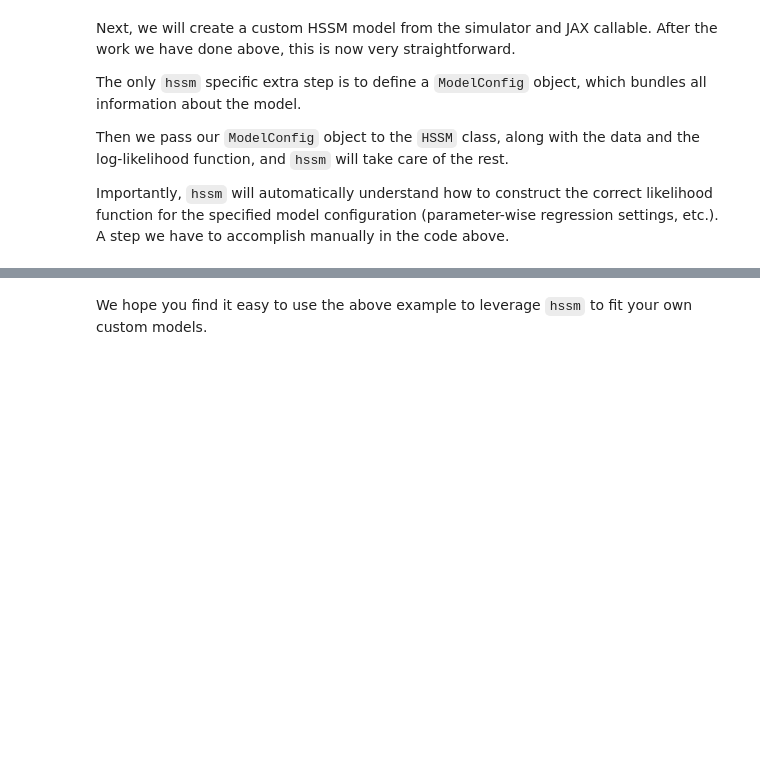
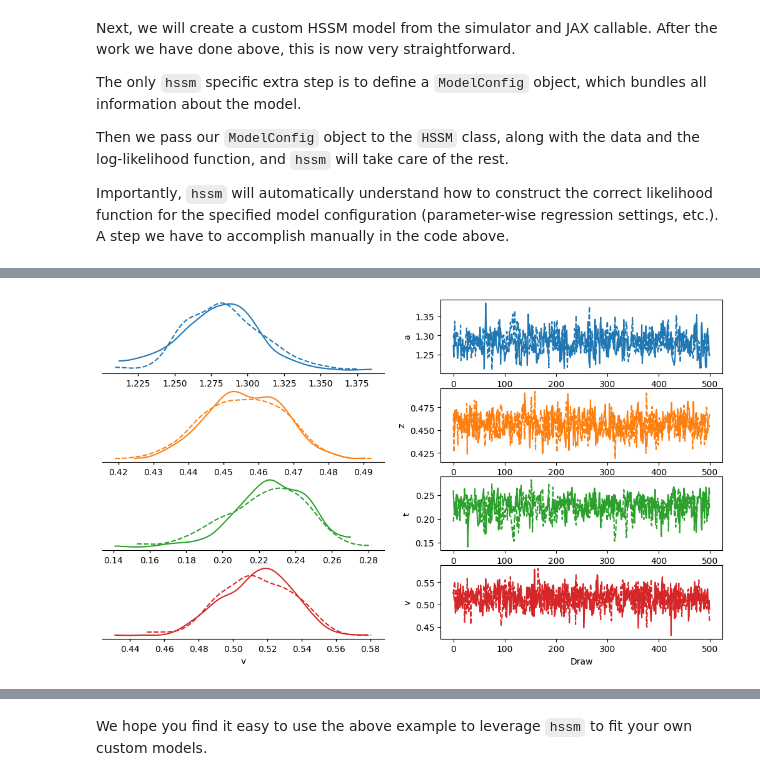
Before and after one commit to lnccbrown/HSSM, a Jupyter notebook: docs/tutorials/jax_callable_contribution_onnx_example.ipynb, the cells around one changed output, grey strips where cells are left out. Saved outputs shown, nothing was run; the diff lists cells and outputs as text; code cells hidden in the pictures; blank space fills up the shorter version.

```diff
--- a/docs/tutorials/jax_callable_contribution_onnx_example.ipynb
+++ b/docs/tutorials/jax_callable_contribution_onnx_example.ipynb
@@ -293 +316,5 @@ model.sample(draws=500,
+# %%
+az.plot_trace_dist(model.traces);
+# %% [output]
+[figure, added]
 # %%
```
Also changed, not shown: parts of 7 cells of this notebook.
